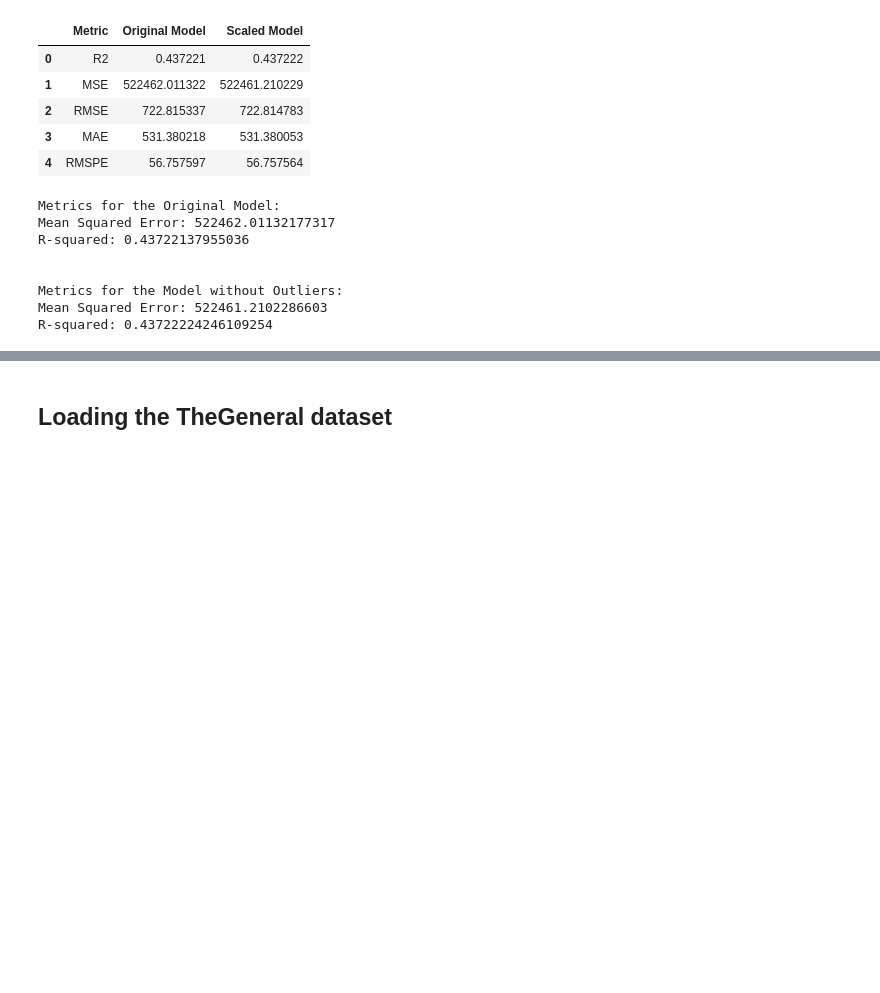
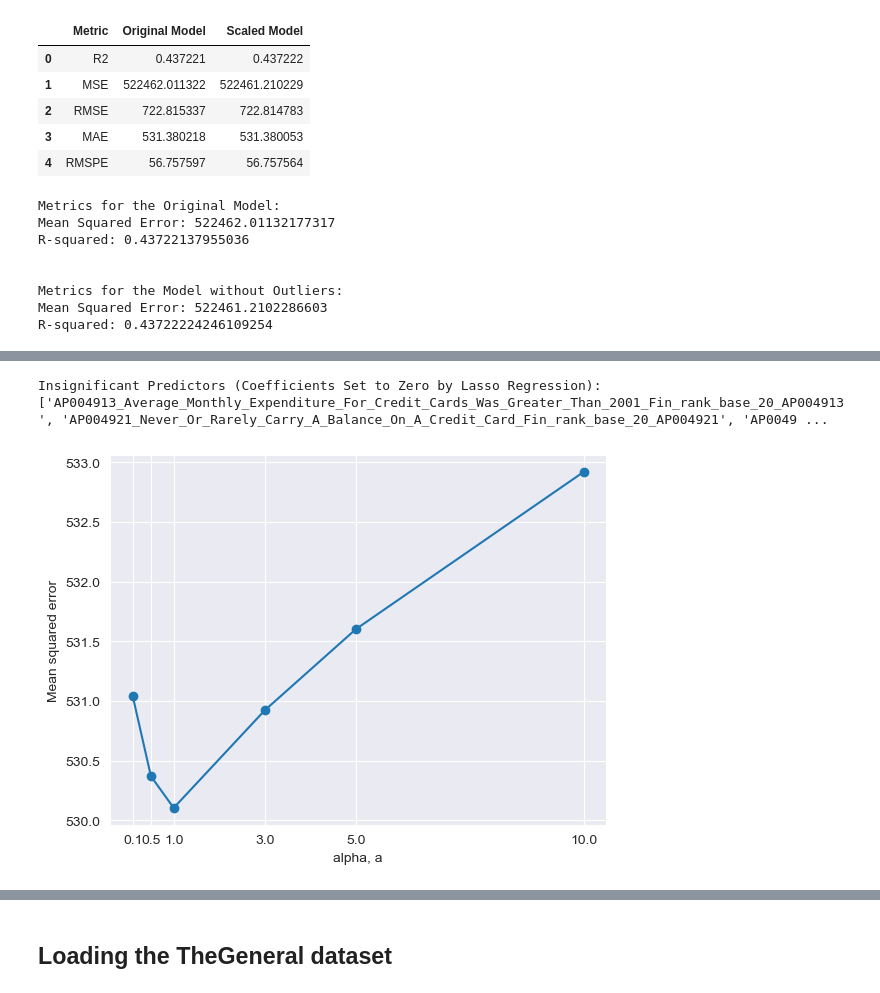
Before and after one commit to Spikes666/Final-Project-3550, a Jupyter notebook: Pr0Fin_SartinoN.ipynb, the cells around one changed output, grey strips where cells are left out. Cells and saved outputs as stored; diff of their text form; code cells hidden in the pictures; blank space fills up the shorter version.

Commit message:
LASSO and Ridge added.

```diff
--- a/Pr0Fin_SartinoN.ipynb
+++ b/Pr0Fin_SartinoN.ipynb
@@ -597,0 +602,6 @@ R-squared: 0.43722224246109254
+# %%
+X_original = df_no_outliers.drop(columns=['MQuotedTotalPayment'])
+y_original = df_no_outliers['MQuotedTotalPayment']
+
+# split the train test, here we are doing 80/20 split
+X_train, X_test, Y_train, Y_test = train_test_split(X, y, test_size = 0.2, random_state = 42)
@@ -597,0 +647,14 @@ R-squared: 0.43722224246109254
+# %%
+
+lasso = Lasso(alpha=2)  # Use the best alpha value obtained from grid search
+
+# Fit the Lasso regression model to the training data
+lasso.fit(X_train_sc, Y_train)
+lasso_coef = lasso.coef_
+names = X.columns
+df_lasso = pd.DataFrame(lasso_coef, index=names, columns=['Lasso_Coeff'])
+
+# Print and visualize the Lasso coefficients
+print(df_lasso)
+df_lasso.reset_index(inplace=True)
+df_lasso.rename(columns={'index': 'Predictor'}, inplace=True)
@@ -597,0 +676,35 @@ R-squared: 0.43722224246109254
+# %%
+# Get the predictors with non-zero coefficients (considered significant)
+significant_predictors = df_lasso[df_lasso['Lasso_Coeff'] != 0]['Predictor']
+
+# Get the insignificant predictors (coefficients set to zero)
+insignificant_predictors = df_lasso[df_lasso['Lasso_Coeff'] == 0]['Predictor']
+print("Insignificant Predictors (Coefficients Set to Zero by Lasso Regression):")
+print(list(insignificant_predictors))
+# %% [output]
+Insignificant Predictors (Coefficients Set to Zero by Lasso Regression):
+['AP004913_Average_Monthly_Expenditure_For_Credit_Cards_Was_Greater_Than_2001_Fin_rank_base_20_AP004913', 'AP004921_Never_Or_Rarely_Carry_A_Balance_On_A_Credit_Card_Fin_rank_base_20_AP004921', 'AP0049 ...
+# %%
+#  LASSO Regression - Multiple Alphas
+
+# Alpha is the lambda in the lecture note, the coefficient of lasso penalty
+alphas = [0.1, 0.5, 1, 3, 5, 10]
+scores = []
+
+for a in alphas:
+    lasso = Lasso(alpha = a)
+    # Fit the Lasso regression model
+    lasso.fit(X_train_sc, Y_train)
+    predictions = lasso.predict(X_test_sc)
+    scores.append(mean_absolute_error(Y_test, predictions))
+
+
+plt.plot(alphas, scores, '-o')
+plt.xlabel('alpha, a')
+plt.ylabel('Mean squared error')
+plt.xticks(alphas)
+plt.show()
+
+#Note: we should use the validation data to find the value of parameters rather than the test data
+# %% [output]
+[figure, added]
```
Also changed, not shown: parts of 21 cells of this notebook.
